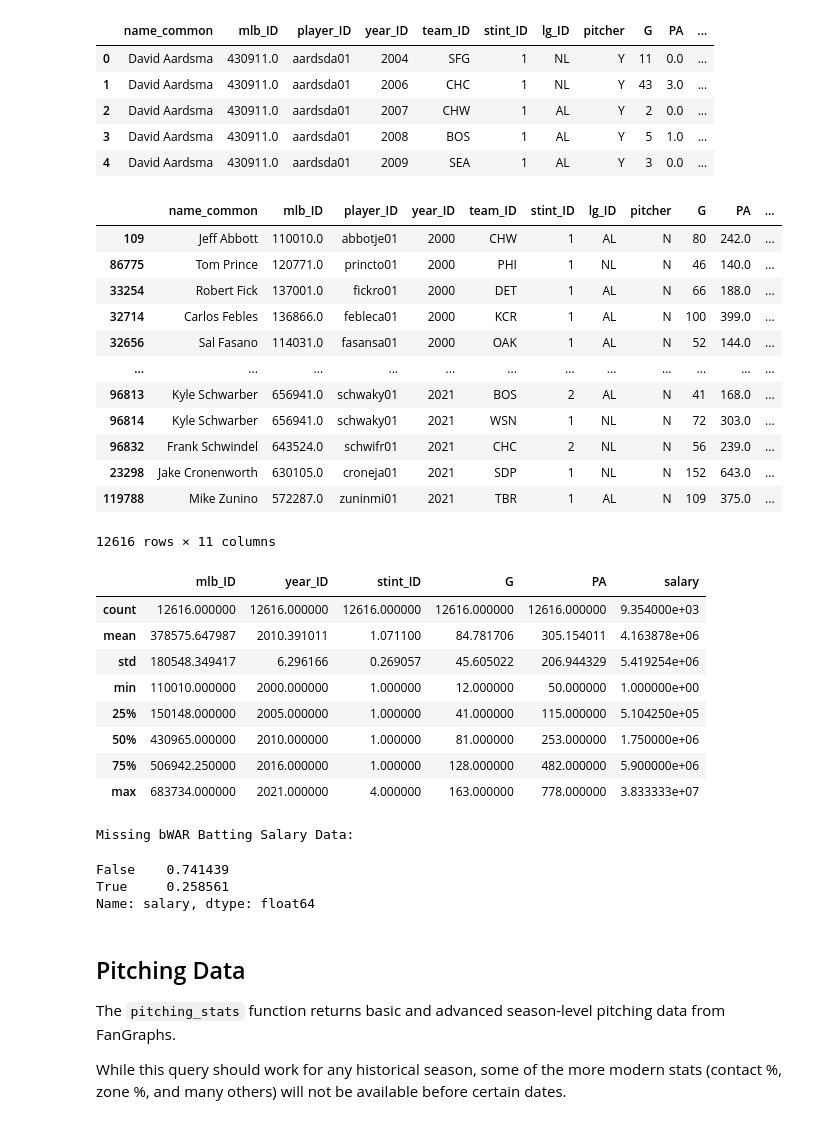
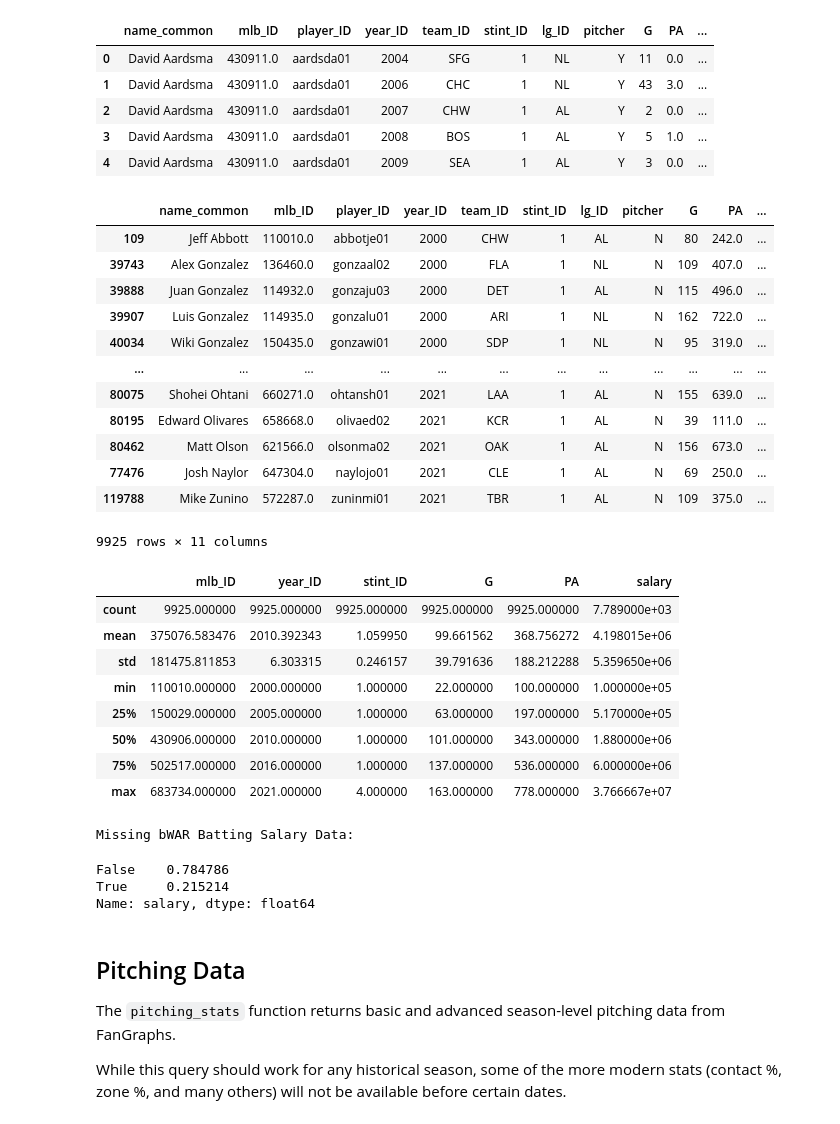
Before and after one commit to eric8395/baseball-analytics, a Jupyter notebook: Data Cleaning - Batting & Pitching.ipynb, the cells around one changed output. Cells and saved outputs as stored; diff of their text form; code cells hidden in the pictures.

```diff
--- a/Data Cleaning - Batting & Pitching.ipynb
+++ b/Data Cleaning - Batting & Pitching.ipynb
@@ -82,43 +82,43 @@ bwar_bat.to_csv(path + 'bwar_bat')
 # load in csv
 bwar_bat = pd.read_csv('Data/bwar_bat', index_col = 0)
 # %%
-# filter bwar_bat to 2000 - 2021 and minimum 50 PA
-bwar_bat_2021 = bwar_bat[(bwar_bat['year_ID'].between(2000,2021)) & (bwar_bat['PA'] >= 50)]
+# filter bwar_bat to 2000 - 2021 and minimum 100 PA
+bwar_bat_2021 = bwar_bat[(bwar_bat['year_ID'].between(2000,2021)) & (bwar_bat['PA'] >= 100)]
 bwar_bat_2021.sort_values(by = 'year_ID')
 # %% [output]
 |  | name_common | mlb_ID | player_ID | year_ID | team_ID | stint_ID | lg_ID | pitcher | G | PA | ... |
 | 109 | Jeff Abbott | 110010.0 | abbotje01 | 2000 | CHW | 1 | AL | N | 80 | 242.0 | ... |
-| 86775 | Tom Prince | 120771.0 | princto01 | 2000 | PHI | 1 | NL | N | 46 | 140.0 | ... |
-| 33254 | Robert Fick | 137001.0 | fickro01 | 2000 | DET | 1 | AL | N | 66 | 188.0 | ... |
-| 32714 | Carlos Febles | 136866.0 | febleca01 | 2000 | KCR | 1 | AL | N | 100 | 399.0 | ... |
-| 32656 | Sal Fasano | 114031.0 | fasansa01 | 2000 | OAK | 1 | AL | N | 52 | 144.0 | ... |
+| 39743 | Alex Gonzalez | 136460.0 | gonzaal02 | 2000 | FLA | 1 | NL | N | 109 | 407.0 | ... |
+| 39888 | Juan Gonzalez | 114932.0 | gonzaju03 | 2000 | DET | 1 | AL | N | 115 | 496.0 | ... |
+| 39907 | Luis Gonzalez | 114935.0 | gonzalu01 | 2000 | ARI | 1 | NL | N | 162 | 722.0 | ... |
+| 40034 | Wiki Gonzalez | 150435.0 | gonzawi01 | 2000 | SDP | 1 | NL | N | 95 | 319.0 | ... |
 | ... | ... | ... | ... | ... | ... | ... | ... | ... | ... | ... | ... |
-| 96813 | Kyle Schwarber | 656941.0 | schwaky01 | 2021 | BOS | 2 | AL | N | 41 | 168.0 | ... |
-| 96814 | Kyle Schwarber | 656941.0 | schwaky01 | 2021 | WSN | 1 | NL | N | 72 | 303.0 | ... |
-| 96832 | Frank Schwindel | 643524.0 | schwifr01 | 2021 | CHC | 2 | NL | N | 56 | 239.0 | ... |
-| 23298 | Jake Cronenworth | 630105.0 | croneja01 | 2021 | SDP | 1 | NL | N | 152 | 643.0 | ... |
+| 80075 | Shohei Ohtani | 660271.0 | ohtansh01 | 2021 | LAA | 1 | AL | N | 155 | 639.0 | ... |
+| 80195 | Edward Olivares | 658668.0 | olivaed02 | 2021 | KCR | 1 | AL | N | 39 | 111.0 | ... |
+| 80462 | Matt Olson | 621566.0 | olsonma02 | 2021 | OAK | 1 | AL | N | 156 | 673.0 | ... |
+| 77476 | Josh Naylor | 647304.0 | naylojo01 | 2021 | CLE | 1 | AL | N | 69 | 250.0 | ... |
 | 119788 | Mike Zunino | 572287.0 | zuninmi01 | 2021 | TBR | 1 | AL | N | 109 | 375.0 | ... |
-12616 rows × 11 columns
+9925 rows × 11 columns
 # %%
 bwar_bat_2021.describe()
 # %% [output]
 |  | mlb_ID | year_ID | stint_ID | G | PA | salary |
-| count | 12616.000000 | 12616.000000 | 12616.000000 | 12616.000000 | 12616.000000 | 9.354000e+03 |
-| mean | 378575.647987 | 2010.391011 | 1.071100 | 84.781706 | 305.154011 | 4.163878e+06 |
-| std | 180548.349417 | 6.296166 | 0.269057 | 45.605022 | 206.944329 | 5.419254e+06 |
-| min | 110010.000000 | 2000.000000 | 1.000000 | 12.000000 | 50.000000 | 1.000000e+00 |
-| 25% | 150148.000000 | 2005.000000 | 1.000000 | 41.000000 | 115.000000 | 5.104250e+05 |
-| 50% | 430965.000000 | 2010.000000 | 1.000000 | 81.000000 | 253.000000 | 1.750000e+06 |
-| 75% | 506942.250000 | 2016.000000 | 1.000000 | 128.000000 | 482.000000 | 5.900000e+06 |
-| max | 683734.000000 | 2021.000000 | 4.000000 | 163.000000 | 778.000000 | 3.833333e+07 |
+| count | 9925.000000 | 9925.000000 | 9925.000000 | 9925.000000 | 9925.000000 | 7.789000e+03 |
+| mean | 375076.583476 | 2010.392343 | 1.059950 | 99.661562 | 368.756272 | 4.198015e+06 |
+| std | 181475.811853 | 6.303315 | 0.246157 | 39.791636 | 188.212288 | 5.359650e+06 |
+| min | 110010.000000 | 2000.000000 | 1.000000 | 22.000000 | 100.000000 | 1.000000e+05 |
+| 25% | 150029.000000 | 2005.000000 | 1.000000 | 63.000000 | 197.000000 | 5.170000e+05 |
+| 50% | 430906.000000 | 2010.000000 | 1.000000 | 101.000000 | 343.000000 | 1.880000e+06 |
+| 75% | 502517.000000 | 2016.000000 | 1.000000 | 137.000000 | 536.000000 | 6.000000e+06 |
+| max | 683734.000000 | 2021.000000 | 4.000000 | 163.000000 | 778.000000 | 3.766667e+07 |
 # %%
 # how many missing values in batting salary column?
 print("Missing bWAR Batting Salary Data:")
 bwar_bat_2021['salary'].isna().value_counts(normalize = True)
 # %% [output]
 Missing bWAR Batting Salary Data:
-False    0.741439
-True     0.258561
+False    0.784786
+True     0.215214
 Name: salary, dtype: float64
 # %% [markdown]
 ## Pitching Data
```
Also changed, not shown: parts of 56 cells of this notebook, 6 other files.
